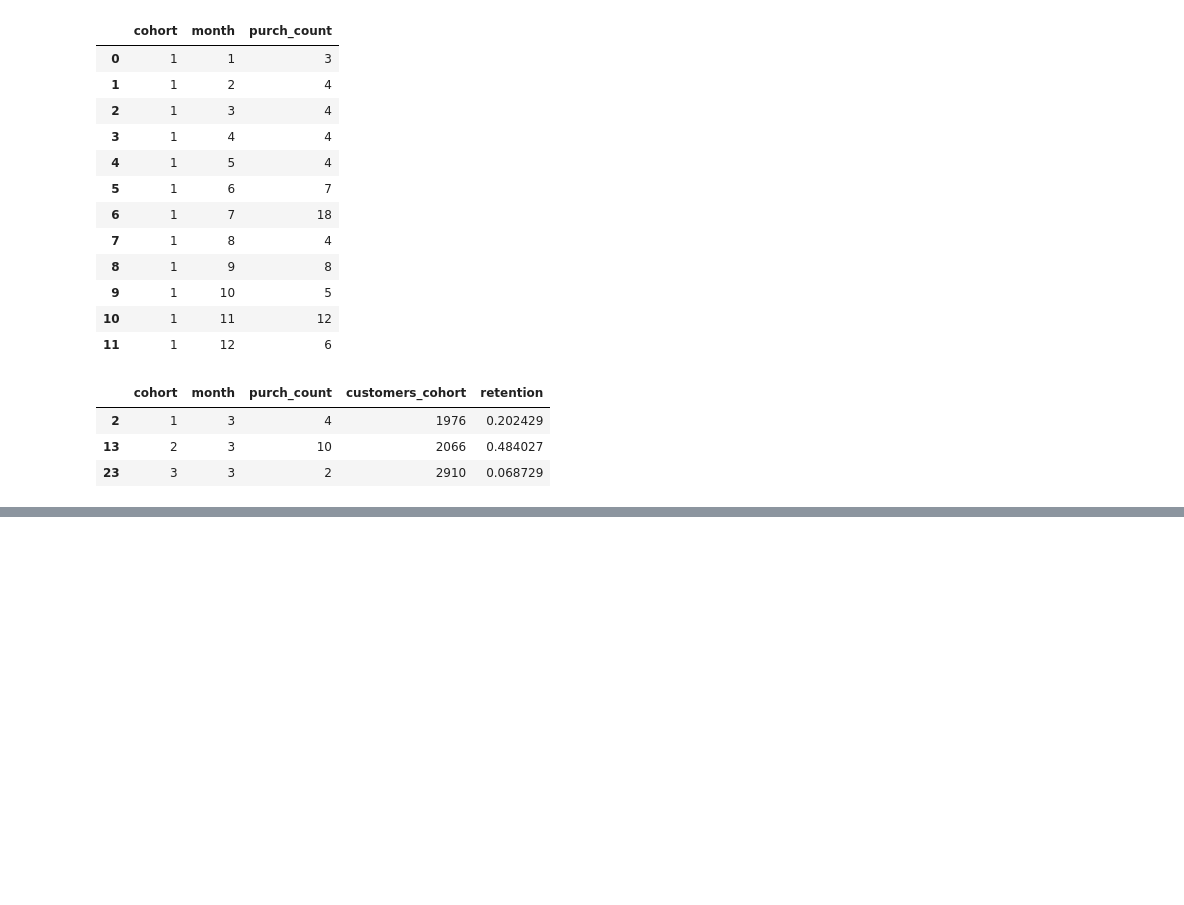
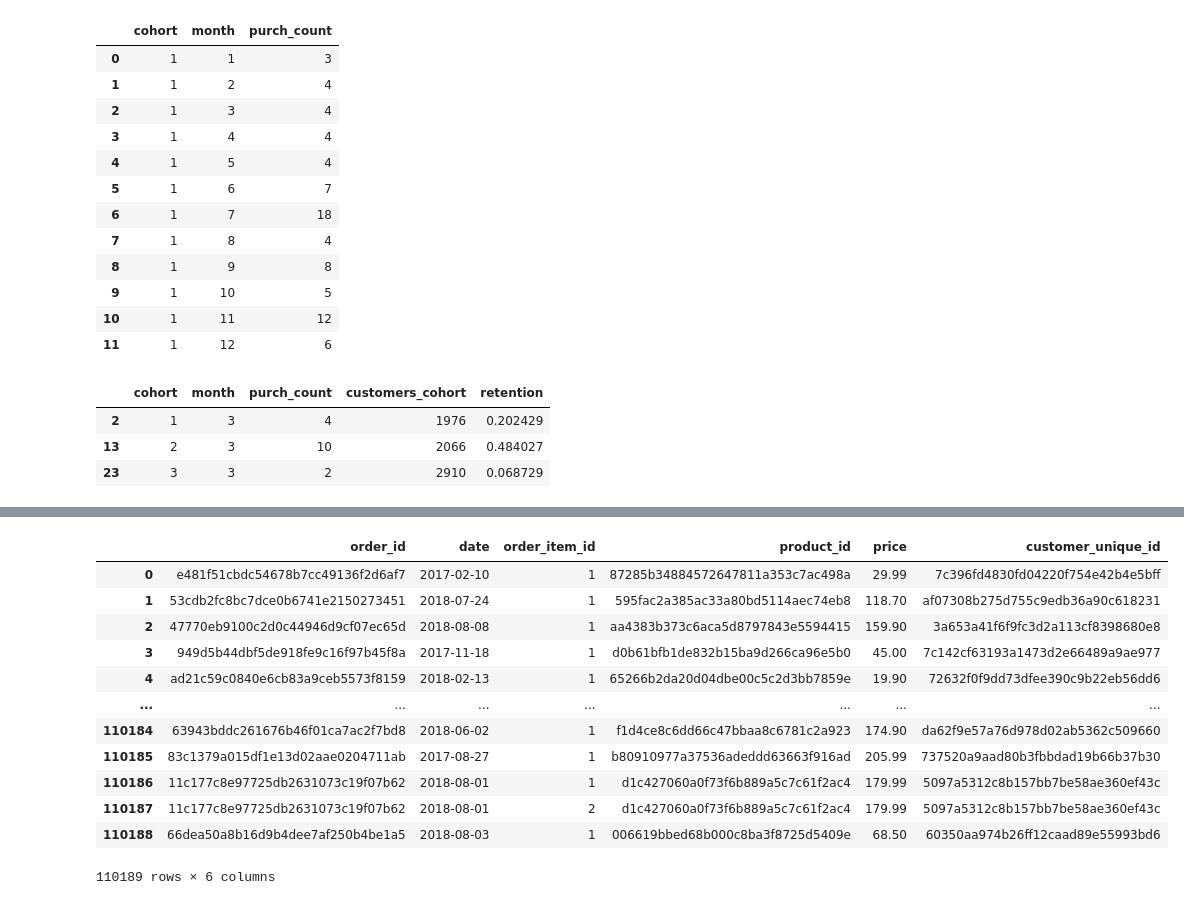
Before and after one commit to defaultisch/first_project, a Jupyter notebook: ecom_project.ipynb, the cells around one changed output, grey strips where cells are left out. Drawn from its saved outputs; the diff is of its cells as text; code cells hidden in the pictures; blank space fills up the shorter version.

```diff
--- a/ecom_project.ipynb
+++ b/ecom_project.ipynb
@@ -671,0 +575,3 @@ retention_table.query('month == 3')
+# %%
+customers_orders_full = customers_orders.merge(order_items, on = 'order_id')
+customers_orders_full.head(3)
@@ -671,0 +583,20 @@ retention_table.query('month == 3')
+# %%
+# оставим только необходимые столбцы
+target_columns = ['order_id', 'date', 'order_item_id', 'product_id', 'price', 'customer_unique_id']
+customers_orders_full = customers_orders_full[target_columns]
+# %%
+customers_orders_full
+# %% [output]
+|  | order_id | date | order_item_id | product_id | price | customer_unique_id |
+| 0 | e481f51cbdc54678b7cc49136f2d6af7 | 2017-02-10 | 1 | 87285b34884572647811a353c7ac498a | 29.99 | 7c396fd4830fd04220f754e42b4e5bff |
+| 1 | 53cdb2fc8bc7dce0b6741e2150273451 | 2018-07-24 | 1 | 595fac2a385ac33a80bd5114aec74eb8 | 118.70 | af07308b275d755c9edb36a90c618231 |
+| 2 | 47770eb9100c2d0c44946d9cf07ec65d | 2018-08-08 | 1 | aa4383b373c6aca5d8797843e5594415 | 159.90 | 3a653a41f6f9fc3d2a113cf8398680e8 |
+| 3 | 949d5b44dbf5de918fe9c16f97b45f8a | 2017-11-18 | 1 | d0b61bfb1de832b15ba9d266ca96e5b0 | 45.00 | 7c142cf63193a1473d2e66489a9ae977 |
+| 4 | ad21c59c0840e6cb83a9ceb5573f8159 | 2018-02-13 | 1 | 65266b2da20d04dbe00c5c2d3bb7859e | 19.90 | 72632f0f9dd73dfee390c9b22eb56dd6 |
+| ... | ... | ... | ... | ... | ... | ... |
+| 110184 | 63943bddc261676b46f01ca7ac2f7bd8 | 2018-06-02 | 1 | f1d4ce8c6dd66c47bbaa8c6781c2a923 | 174.90 | da62f9e57a76d978d02ab5362c509660 |
+| 110185 | 83c1379a015df1e13d02aae0204711ab | 2017-08-27 | 1 | b80910977a37536adeddd63663f916ad | 205.99 | 737520a9aad80b3fbbdad19b66b37b30 |
+| 110186 | 11c177c8e97725db2631073c19f07b62 | 2018-08-01 | 1 | d1c427060a0f73f6b889a5c7c61f2ac4 | 179.99 | 5097a5312c8b157bb7be58ae360ef43c |
+| 110187 | 11c177c8e97725db2631073c19f07b62 | 2018-08-01 | 2 | d1c427060a0f73f6b889a5c7c61f2ac4 | 179.99 | 5097a5312c8b157bb7be58ae360ef43c |
+| 110188 | 66dea50a8b16d9b4dee7af250b4be1a5 | 2018-08-03 | 1 | 006619bbed68b000c8ba3f8725d5409e | 68.50 | 60350aa974b26ff12caad89e55993bd6 |
+110189 rows × 6 columns
```
Also changed, not shown: parts of 38 cells of this notebook, 1 other file.
